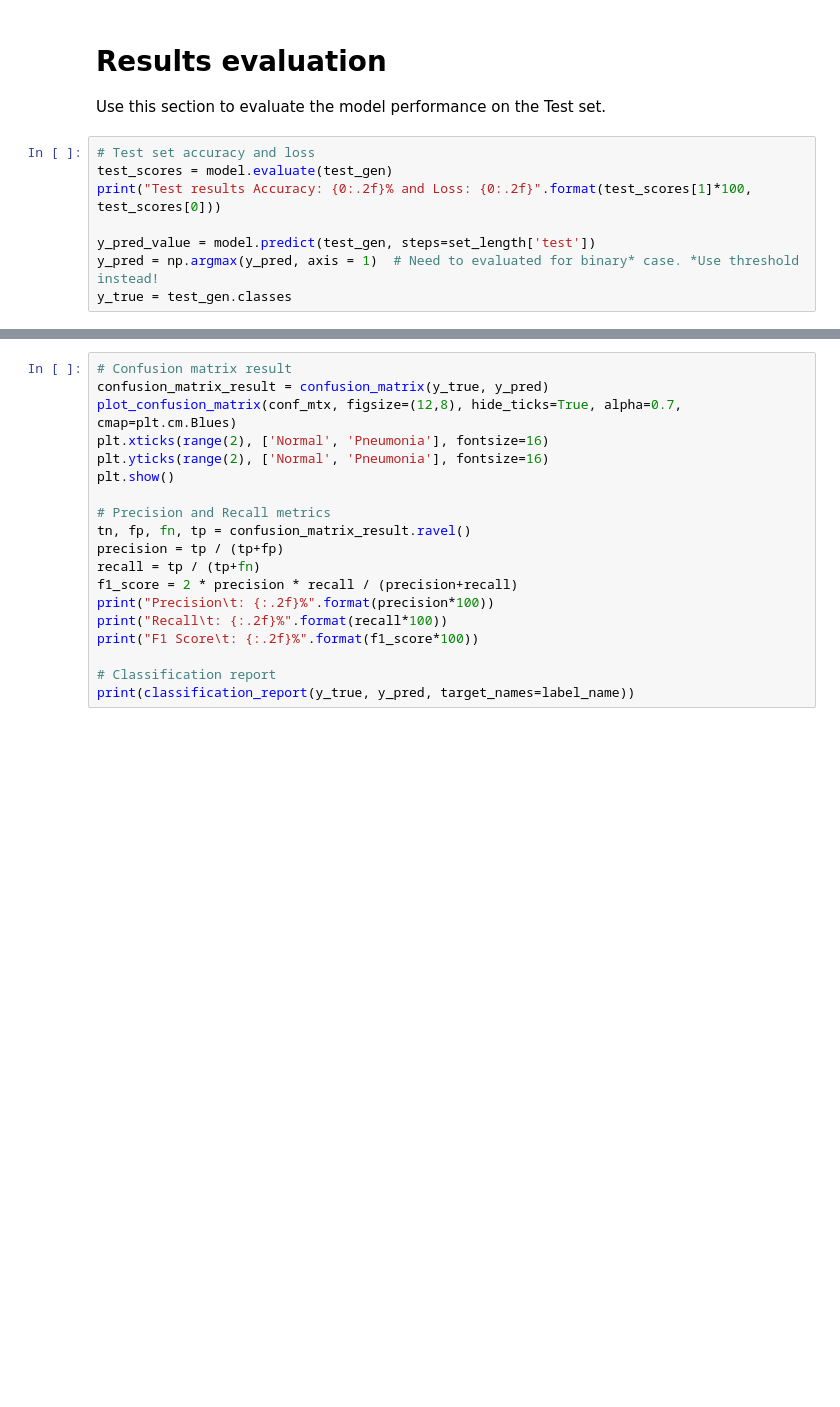
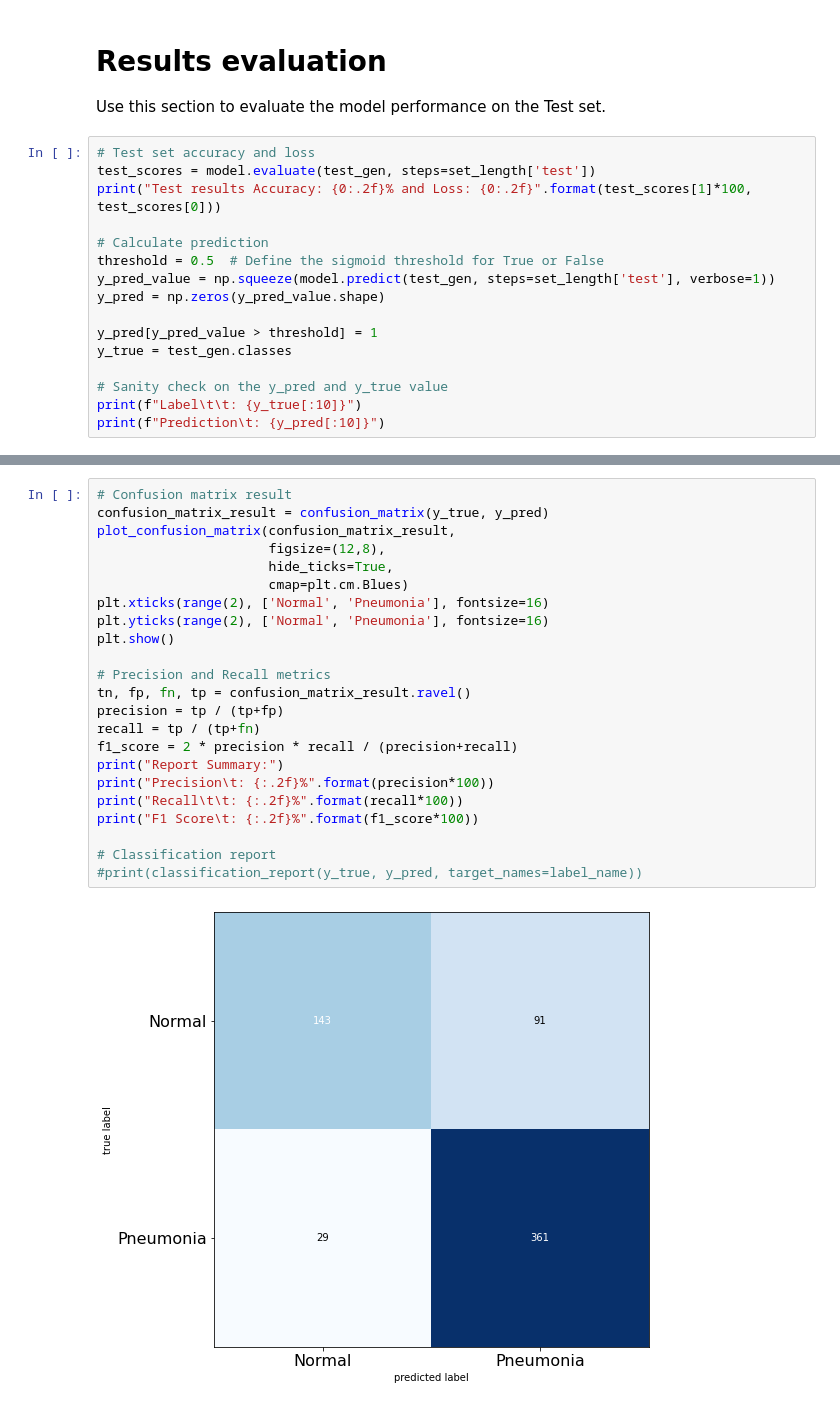
Before and after one commit to priyayidimas/xception_pneumonia, a Jupyter notebook: main/bangkit-project01.ipynb, the cells around one changed output, grey strips where cells are left out. Drawn from its saved outputs; the diff is of its cells as text; blank space fills up the shorter version.

```diff
--- a/main/bangkit-project01.ipynb
+++ b/main/bangkit-project01.ipynb
@@ -230,9 +392,17 @@ plt.show()
 Use this section to evaluate the model performance on the Test set.
 # %%
 # Test set accuracy and loss
-test_scores = model.evaluate(test_gen)
+test_scores = model.evaluate(test_gen, steps=set_length['test'])
 print("Test results Accuracy: {0:.2f}% and Loss: {0:.2f}".format(test_scores[1]*100, test_scores[0]))
 
-y_pred_value = model.predict(test_gen, steps=set_length['test'])
-y_pred = np.argmax(y_pred, axis = 1)  # Need to evaluated for binary* case. *Use threshold instead!
+# Calculate prediction
+threshold = 0.5  # Define the sigmoid threshold for True or False
+y_pred_value = np.squeeze(model.predict(test_gen, steps=set_length['test'], verbose=1))
+y_pred = np.zeros(y_pred_value.shape)
+
+y_pred[y_pred_value > threshold] = 1
 y_true = test_gen.classes
+
+# Sanity check on the y_pred and y_true value
+print(f"Label\t\t: {y_true[:10]}")
+print(f"Prediction\t: {y_pred[:10]}")
@@ -239,19 +415,25 @@ y_true = test_gen.classes
 # %%
 # Confusion matrix result
 confusion_matrix_result = confusion_matrix(y_true, y_pred)
-plot_confusion_matrix(conf_mtx, figsize=(12,8), hide_ticks=True, alpha=0.7, cmap=plt.cm.Blues)
+plot_confusion_matrix(confusion_matrix_result,
+                      figsize=(12,8),
+                      hide_ticks=True,
+                      cmap=plt.cm.Blues)
 plt.xticks(range(2), ['Normal', 'Pneumonia'], fontsize=16)
 plt.yticks(range(2), ['Normal', 'Pneumonia'], fontsize=16)
 plt.show()
 
 # Precision and Recall metrics
 tn, fp, fn, tp = confusion_matrix_result.ravel()
 precision = tp / (tp+fp)
 recall = tp / (tp+fn)
 f1_score = 2 * precision * recall / (precision+recall)
+print("Report Summary:")
 print("Precision\t: {:.2f}%".format(precision*100))
-print("Recall\t: {:.2f}%".format(recall*100))
+print("Recall\t\t: {:.2f}%".format(recall*100))
 print("F1 Score\t: {:.2f}%".format(f1_score*100))
 
 # Classification report
-print(classification_report(y_true, y_pred, target_names=label_name))
+#print(classification_report(y_true, y_pred, target_names=label_name))
+# %% [output]
+[figure, added]
```
Also changed, not shown: parts of 21 cells of this notebook.
